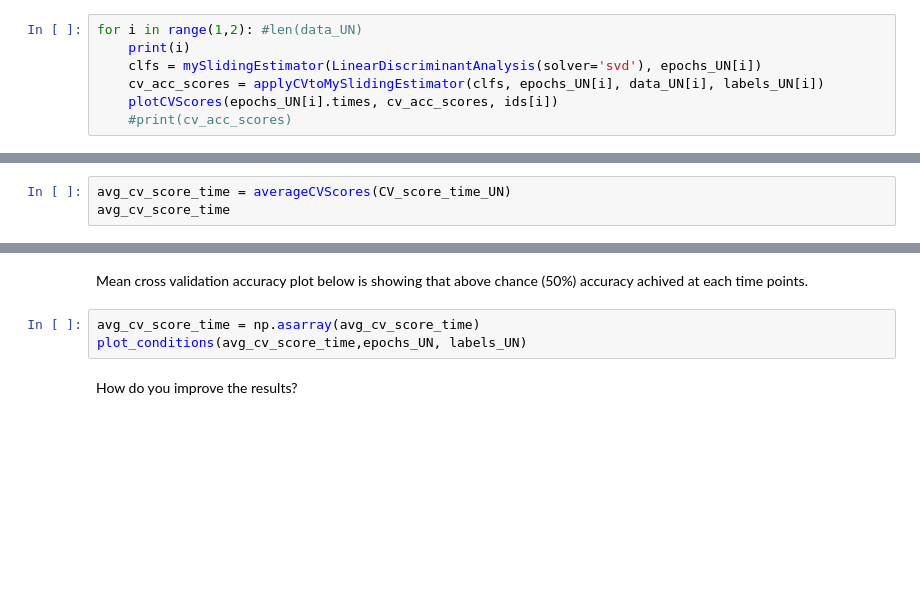
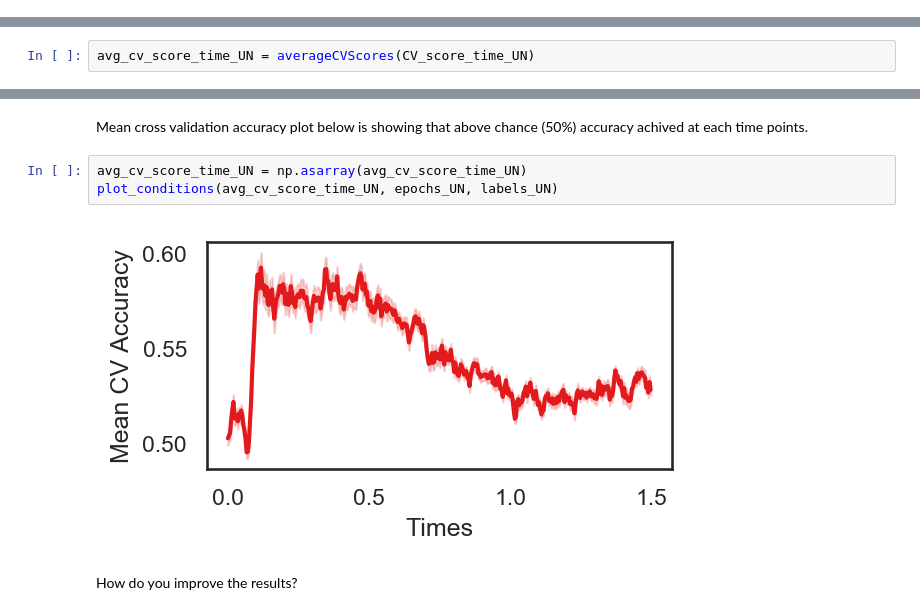
Before and after one commit to aath0/AlgorithmsNeuroscience, a Jupyter notebook: Tutorials/ApplyingMachineLearningMethodstoTemporalDimensions.ipynb, the cells around one changed output, grey strips where cells are left out. Cells and saved outputs as stored; diff of their text form; blank space fills up the shorter version.

```diff
--- a/Tutorials/ApplyingMachineLearningMethodstoTemporalDimensions.ipynb
+++ b/Tutorials/ApplyingMachineLearningMethodstoTemporalDimensions.ipynb
@@ -145,7 +92,0 @@ def applyCVtoMySlidingEstimator(clfs, epochs, data, labels, scoringMeasure='accu
-# %%
-for i in range(1,2): #len(data_UN)
-    print(i)
-    clfs = mySlidingEstimator(LinearDiscriminantAnalysis(solver='svd'), epochs_UN[i])
-    cv_acc_scores = applyCVtoMySlidingEstimator(clfs, epochs_UN[i], data_UN[i], labels_UN[i])
-    plotCVScores(epochs_UN[i].times, cv_acc_scores, ids[i])
-    #print(cv_acc_scores)
@@ -172,5 +133,4 @@ def averageCVScores(CV_score_time):
         avg_cv_scores.append(avg_scores_tmp)
     return avg_cv_scores
 # %%
-avg_cv_score_time = averageCVScores(CV_score_time_UN)
-avg_cv_score_time
+avg_cv_score_time_UN = averageCVScores(CV_score_time_UN)
@@ -203,8 +161,10 @@ def plot_conditions(data,epochs,labels):
 # %% [markdown]
 Mean cross validation accuracy plot below is showing that above chance (50%) accuracy achived at each time points.
 # %%
-avg_cv_score_time = np.asarray(avg_cv_score_time)
-plot_conditions(avg_cv_score_time,epochs_UN, labels_UN)
+avg_cv_score_time_UN = np.asarray(avg_cv_score_time_UN)
+plot_conditions(avg_cv_score_time_UN, epochs_UN, labels_UN)
+# %% [output]
+[figure, added]
 # %% [markdown]
 How do you improve the results?
 # %% [markdown]
```
Also changed, not shown: parts of 12 cells of this notebook, 1 other file.
